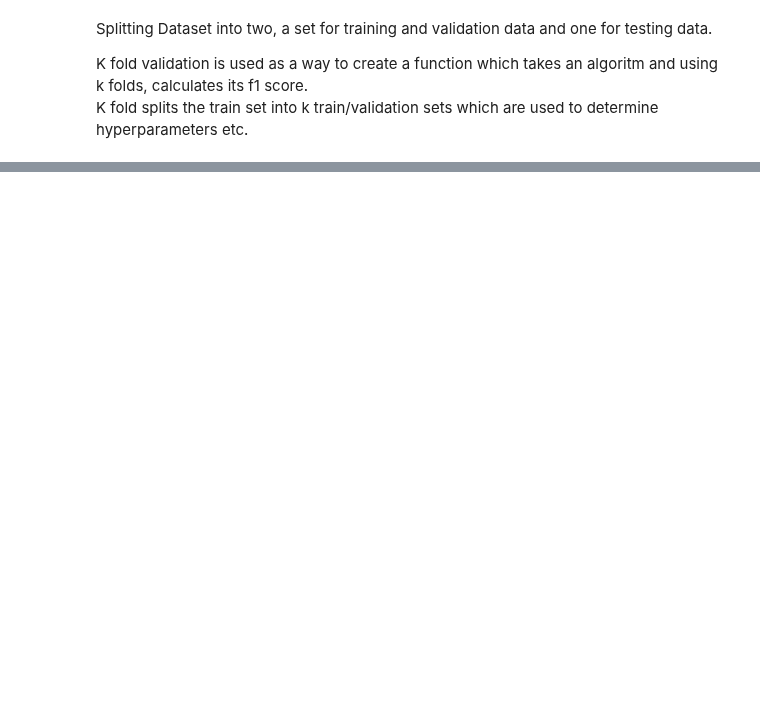
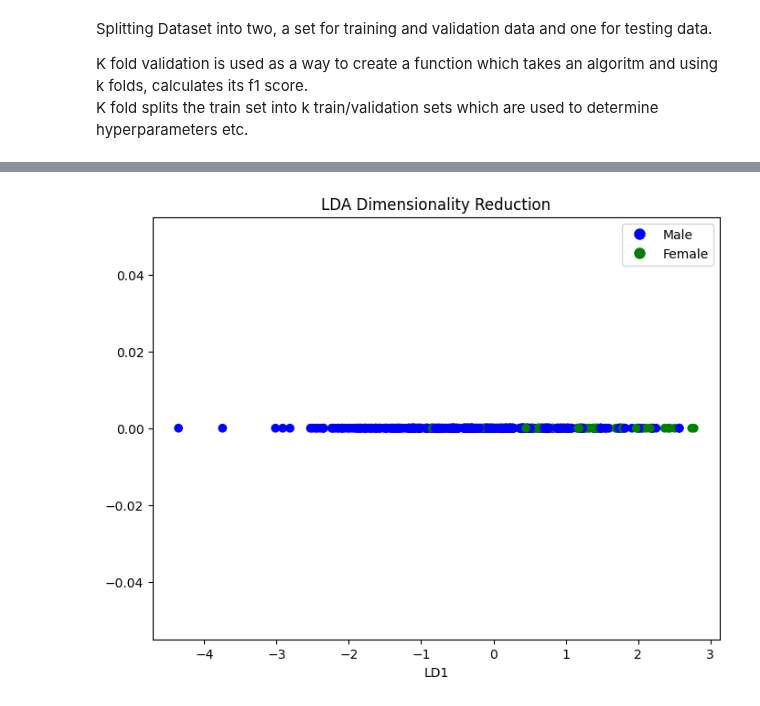
Before and after one commit to sophiak12/Individual_Project, a Jupyter notebook: src/model2.ipynb, the cells around one changed output, grey strips where cells are left out. Drawn from its saved outputs; the diff is of its cells as text; code cells hidden in the pictures; blank space fills up the shorter version.

```diff
--- a/src/model2.ipynb
+++ b/src/model2.ipynb
@@ -171,0 +357,16 @@ display(binomialTestResults)
+# %%
+
+lda = LinearDiscriminantAnalysis(n_components=1)  # Reduce to 1 component for binary classification
+X_lda = lda.fit_transform(data, y)
+
+# Plotting the transformed data
+plt.figure(figsize=(8, 6))
+plt.scatter(X_lda, np.zeros_like(X_lda), c=np.where(y == 0, 'blue', 'green'), label='Class 0 (Blue) & Class 1 (Green)')
+plt.xlabel('LD1')
+plt.title('LDA Dimensionality Reduction')
+legend_elements = [plt.Line2D([0], [0], marker='o', color='w', label='Male', markerfacecolor='blue', markersize=10),
+                   plt.Line2D([0], [0], marker='o', color='w', label='Female', markerfacecolor='green', markersize=10)]
+
+plt.show()
+# %% [output]
+[figure, added]
```
Also changed, not shown: parts of 16 cells of this notebook, 4 other files.
